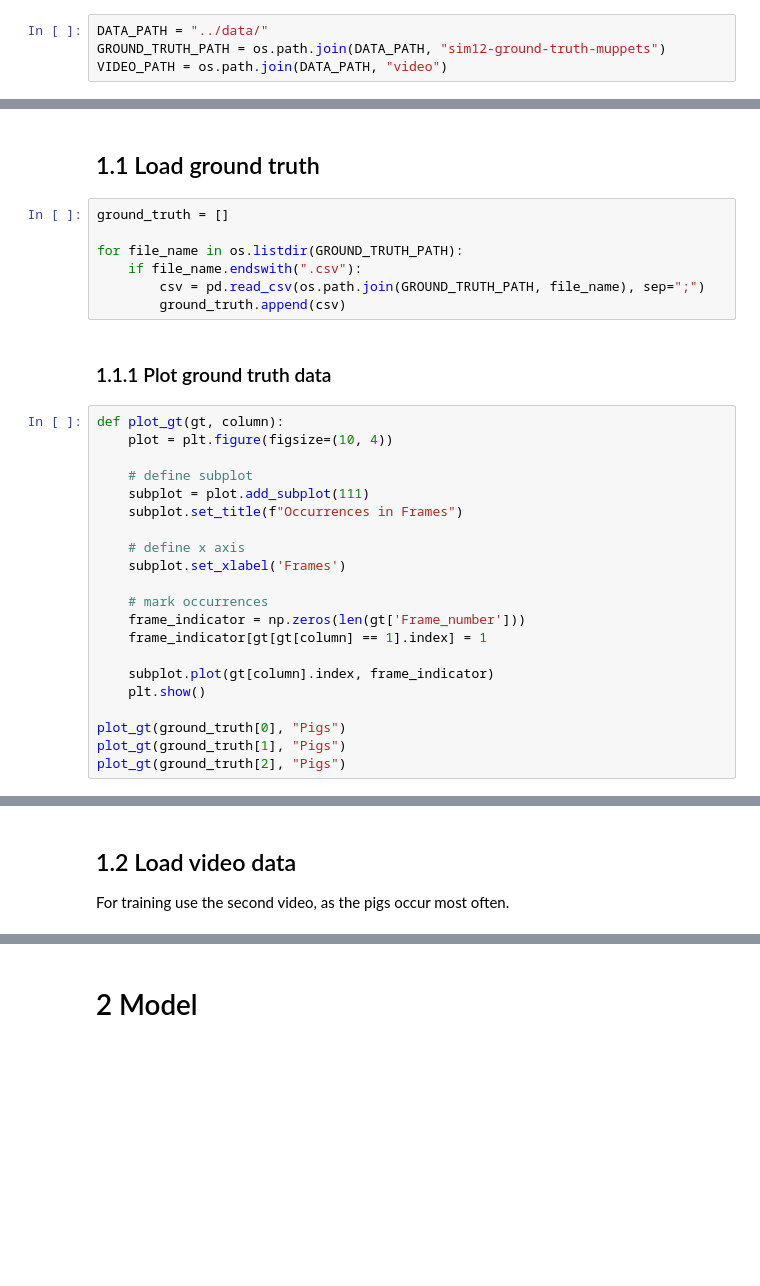
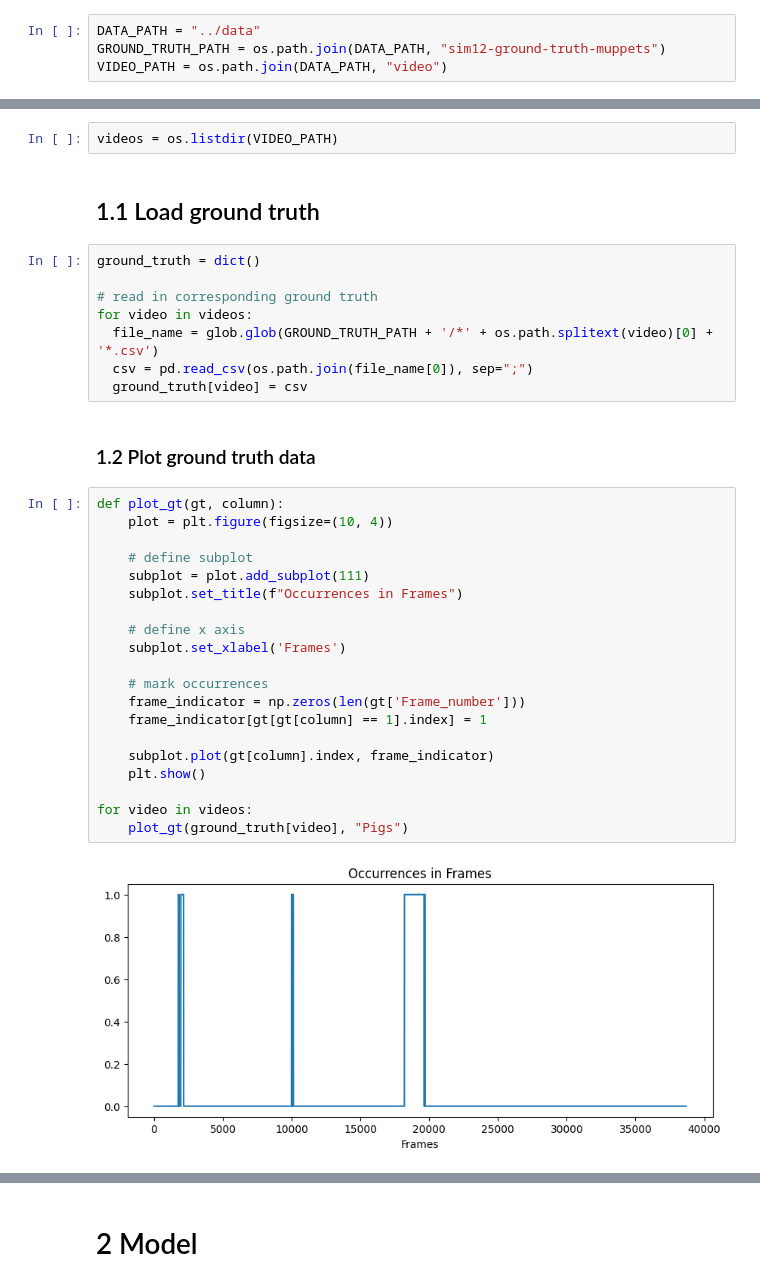
Before and after one commit to mjhof/similarity-modeling, a Jupyter notebook: notebooks/video-based-deep-learning.ipynb, the cells around one changed output, grey strips where cells are left out. Cells and saved outputs as stored; diff of their text form; blank space fills up the shorter version.

```diff
--- a/notebooks/video-based-deep-learning.ipynb
+++ b/notebooks/video-based-deep-learning.ipynb
@@ -30,7 +40,7 @@ import keras.layers as layers
 # %% [markdown]
 ## Constants
 # %%
-DATA_PATH = "../data/"
+DATA_PATH = "../data"
 GROUND_TRUTH_PATH = os.path.join(DATA_PATH, "sim12-ground-truth-muppets")
 VIDEO_PATH = os.path.join(DATA_PATH, "video")
 # %% [markdown]
@@ -38,32 +50,36 @@ VIDEO_PATH = os.path.join(DATA_PATH, "video")
+# %%
+videos = os.listdir(VIDEO_PATH)
 # %% [markdown]
 ## 1.1 Load ground truth
 # %%
-ground_truth = []
+ground_truth = dict()
 
-for file_name in os.listdir(GROUND_TRUTH_PATH):
-    if file_name.endswith(".csv"):
-        csv = pd.read_csv(os.path.join(GROUND_TRUTH_PATH, file_name), sep=";")
-        ground_truth.append(csv)
+# read in corresponding ground truth
+for video in videos:
+  file_name = glob.glob(GROUND_TRUTH_PATH + '/*' + os.path.splitext(video)[0] + '*.csv')
+  csv = pd.read_csv(os.path.join(file_name[0]), sep=";")
+  ground_truth[video] = csv
 # %% [markdown]
-### 1.1.1 Plot ground truth data
+### 1.2 Plot ground truth data
 # %%
 def plot_gt(gt, column):
     plot = plt.figure(figsize=(10, 4))
 
     # define subplot
     subplot = plot.add_subplot(111)
     subplot.set_title(f"Occurrences in Frames")
 
     # define x axis
     subplot.set_xlabel('Frames')
 
     # mark occurrences
     frame_indicator = np.zeros(len(gt['Frame_number']))
     frame_indicator[gt[gt[column] == 1].index] = 1
 
     subplot.plot(gt[column].index, frame_indicator)
     plt.show()
 
-plot_gt(ground_truth[0], "Pigs")
-plot_gt(ground_truth[1], "Pigs")
-plot_gt(ground_truth[2], "Pigs")
+for video in videos:
+    plot_gt(ground_truth[video], "Pigs")
+# %% [output]
+[figure, added]
@@ -70,3 +87,0 @@ plot_gt(ground_truth[2], "Pigs")
-# %% [markdown]
-## 1.2 Load video data
-For training use the second video, as the pigs occur most often.
```
Also changed, not shown: parts of 24 cells of this notebook.
